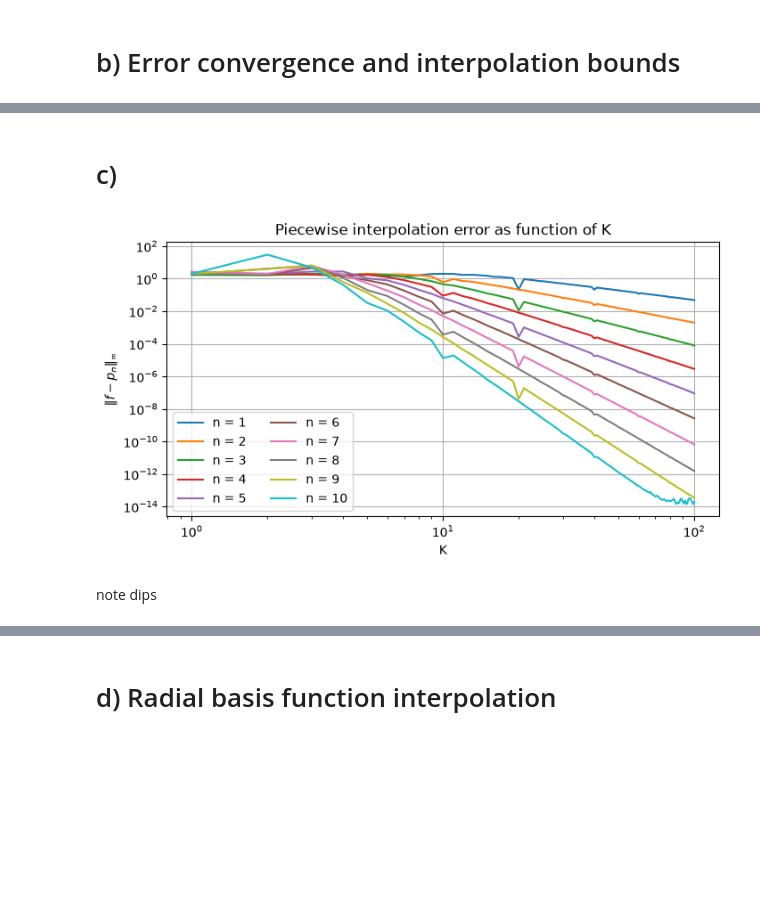
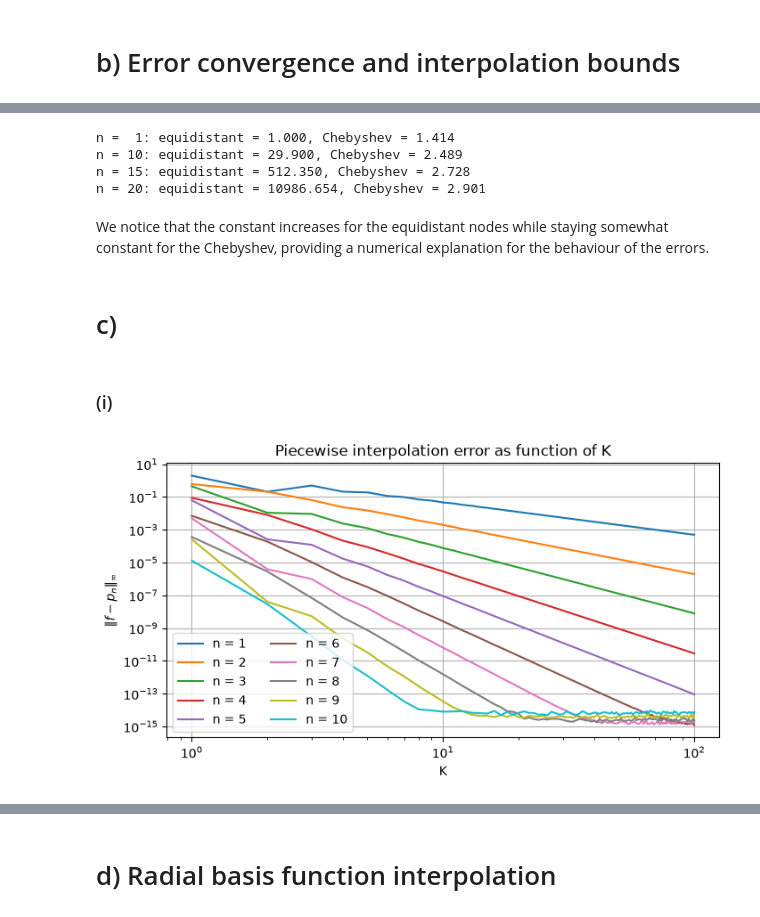
Before and after one commit to KristofferEide06/TMA4215, a Jupyter notebook: project_1/notebooks/project_1.ipynb, the cells around one changed output, grey strips where cells are left out. Saved outputs shown, nothing was run; the diff lists cells and outputs as text; code cells hidden in the pictures; blank space fills up the shorter version.

```diff
--- a/project_1/notebooks/project_1.ipynb
+++ b/project_1/notebooks/project_1.ipynb
@@ -149,5 +351,30 @@ n = 50: equidistant = 1.381362e-46, Chebyshev = 4.668189e-42
+# %%
+interval_b_constant = (0.0, 1.0)
+grid_b_constant = np.linspace(*interval_b_constant, 10000)
+
+for n in [1, 10, 15, 20]:
+    equidistant_nodes = generate_equidistant_nodes(interval = (0.0, 1.0), n = n)
+    chebyshev_nodes = generate_chebyshev_nodes(interval = (0.0, 1.0), n = n)
+
+    equidistant_constant = estimate_lagrange_max_sum(nodes = equidistant_nodes, grid = grid_b_constant)
+    chebyshev_constant = estimate_lagrange_max_sum(nodes = chebyshev_nodes, grid = grid_b_constant)
+
+    print(
+        f'n = {n:2d}: '
+        f'equidistant = {equidistant_constant:.3f}, '
+        f'Chebyshev = {chebyshev_constant:.3f}'
+    )
+# %% [output]
+n =  1: equidistant = 1.000, Chebyshev = 1.414
+n = 10: equidistant = 29.900, Chebyshev = 2.489
+n = 15: equidistant = 512.350, Chebyshev = 2.728
+n = 20: equidistant = 10986.654, Chebyshev = 2.901
+# %% [markdown]
+We notice that the constant increases for the equidistant nodes while staying somewhat constant for the Chebyshev, providing a numerical explanation for the behaviour of the errors.
 # %% [markdown]
 # c)
+# %% [markdown]
+### (i)
 # %%
 from tma4215_project1.analysis.plots.piecewise_plots import (
     plot_piecewise_interpolation,
@@ -163,33 +385,32 @@ from tma4215_project1.analysis.computations.runtime_computations import (
     interpolation_runtime_comparison,
 )
 # %%
-interval_c = (-5.0, 5.0)
+interval_c = (0, 1.0)
+
 grid_c = np.linspace(*interval_c, 5001)
 k_arr_c = np.arange(1, 101, dtype=np.int64)
 
 fig, ax = plt.subplots(figsize = (8, 4))
 
 for n_local in range(1, 11):
     max_err, _ = piecewise_lagrange_k(
         fun = f,
         x = grid_c,
         k_arr = k_arr_c,
         n = n_local,
         interval = interval_c,
     )
 
     ax.plot(k_arr_c, max_err, label = f'n = {n_local}', markersize = 3)
 
 ax.set_xscale('log')
 ax.set_yscale('log')
 ax.set_xlabel('K')
 ax.set_ylabel(r'$\|f-p_n\|_\infty$')
 ax.set_title('Piecewise interpolation error as function of K')
 ax.grid()
 ax.legend(ncol = 2)
 
 plt.show()
 # %% [output]
-[figure, old version]
+[figure, new version]
-# %% [markdown]
- note dips
```
Also changed, not shown: parts of 86 cells of this notebook, 9 other files.
